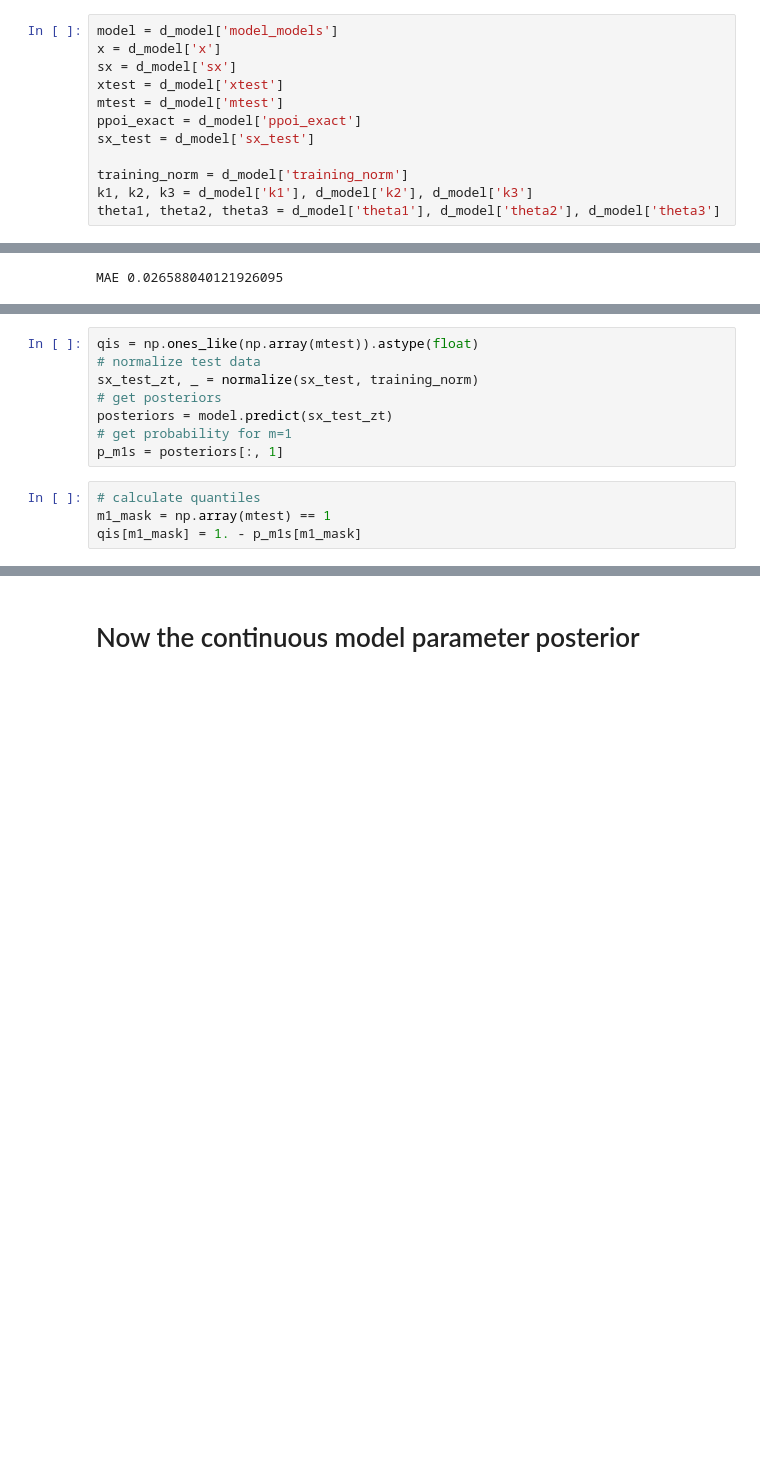
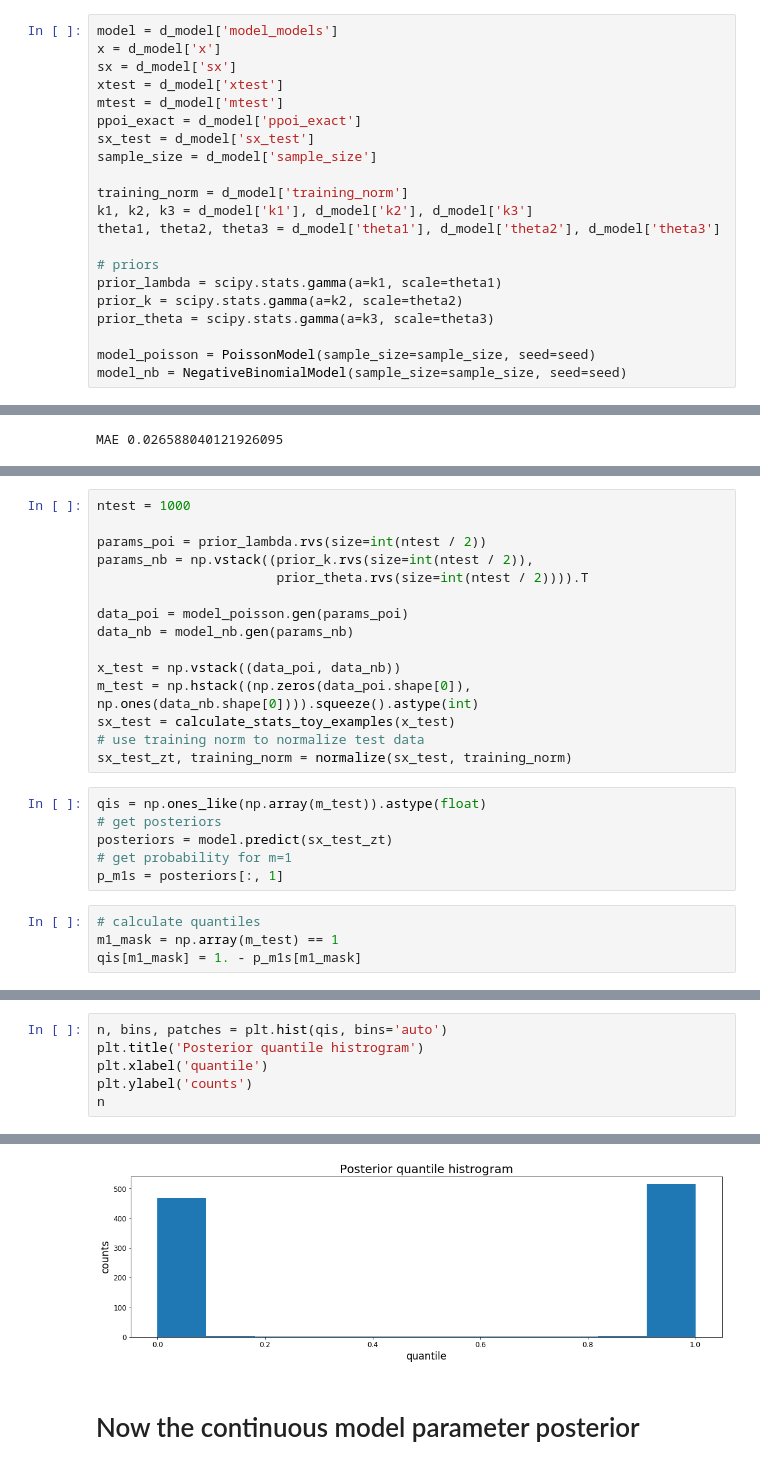
Before and after one commit to janfb/mcabc, a Jupyter notebook: notebooks/ModelComparison_ToyExample_QuantileChecks.ipynb, the cells around one changed output, grey strips where cells are left out. Saved outputs shown, nothing was run; the diff lists cells and outputs as text; blank space fills up the shorter version.

```diff
--- a/notebooks/ModelComparison_ToyExample_QuantileChecks.ipynb
+++ b/notebooks/ModelComparison_ToyExample_QuantileChecks.ipynb
@@ -42,7 +67,16 @@ xtest = d_model['xtest']
 mtest = d_model['mtest']
 ppoi_exact = d_model['ppoi_exact']
 sx_test = d_model['sx_test']
+sample_size = d_model['sample_size']
 
 training_norm = d_model['training_norm']
 k1, k2, k3 = d_model['k1'], d_model['k2'], d_model['k3']
 theta1, theta2, theta3 = d_model['theta1'], d_model['theta2'], d_model['theta3']
+
+# priors
+prior_lambda = scipy.stats.gamma(a=k1, scale=theta1)
+prior_k = scipy.stats.gamma(a=k2, scale=theta2)
+prior_theta = scipy.stats.gamma(a=k3, scale=theta3)
+
+model_poisson = PoissonModel(sample_size=sample_size, seed=seed)
+model_nb = NegativeBinomialModel(sample_size=sample_size, seed=seed)
@@ -127,12 +141,25 @@ plt.plot(ppoi_hat, 'o-');
+# %%
+ntest = 1000
+
+params_poi = prior_lambda.rvs(size=int(ntest / 2))
+params_nb = np.vstack((prior_k.rvs(size=int(ntest / 2)),
+                       prior_theta.rvs(size=int(ntest / 2)))).T
+
+data_poi = model_poisson.gen(params_poi)
+data_nb = model_nb.gen(params_nb)
+
+x_test = np.vstack((data_poi, data_nb))
+m_test = np.hstack((np.zeros(data_poi.shape[0]), np.ones(data_nb.shape[0]))).squeeze().astype(int)
+sx_test = calculate_stats_toy_examples(x_test)
+# use training norm to normalize test data
+sx_test_zt, training_norm = normalize(sx_test, training_norm)
 # %%
-qis = np.ones_like(np.array(mtest)).astype(float)
-# normalize test data
-sx_test_zt, _ = normalize(sx_test, training_norm)
+qis = np.ones_like(np.array(m_test)).astype(float)
 # get posteriors
 posteriors = model.predict(sx_test_zt)
 # get probability for m=1
 p_m1s = posteriors[:, 1]
 # %%
 # calculate quantiles
-m1_mask = np.array(mtest) == 1
+m1_mask = np.array(m_test) == 1
 qis[m1_mask] = 1. - p_m1s[m1_mask]
@@ -142,0 +166,7 @@ plt.hist(qis, bins='auto');
+# %%
+n, bins, patches = plt.hist(qis, bins='auto')
+plt.title('Posterior quantile histrogram')
+plt.xlabel('quantile')
+plt.ylabel('counts')
+n
+# %% [output]
@@ -143,3 +174,4 @@ plt.hist(qis, bins='auto');
+[figure, added]
 # %% [markdown]
 # Now the continuous model parameter posterior
 # %%
```
Also changed, not shown: parts of 17 cells of this notebook, 2 other files.
